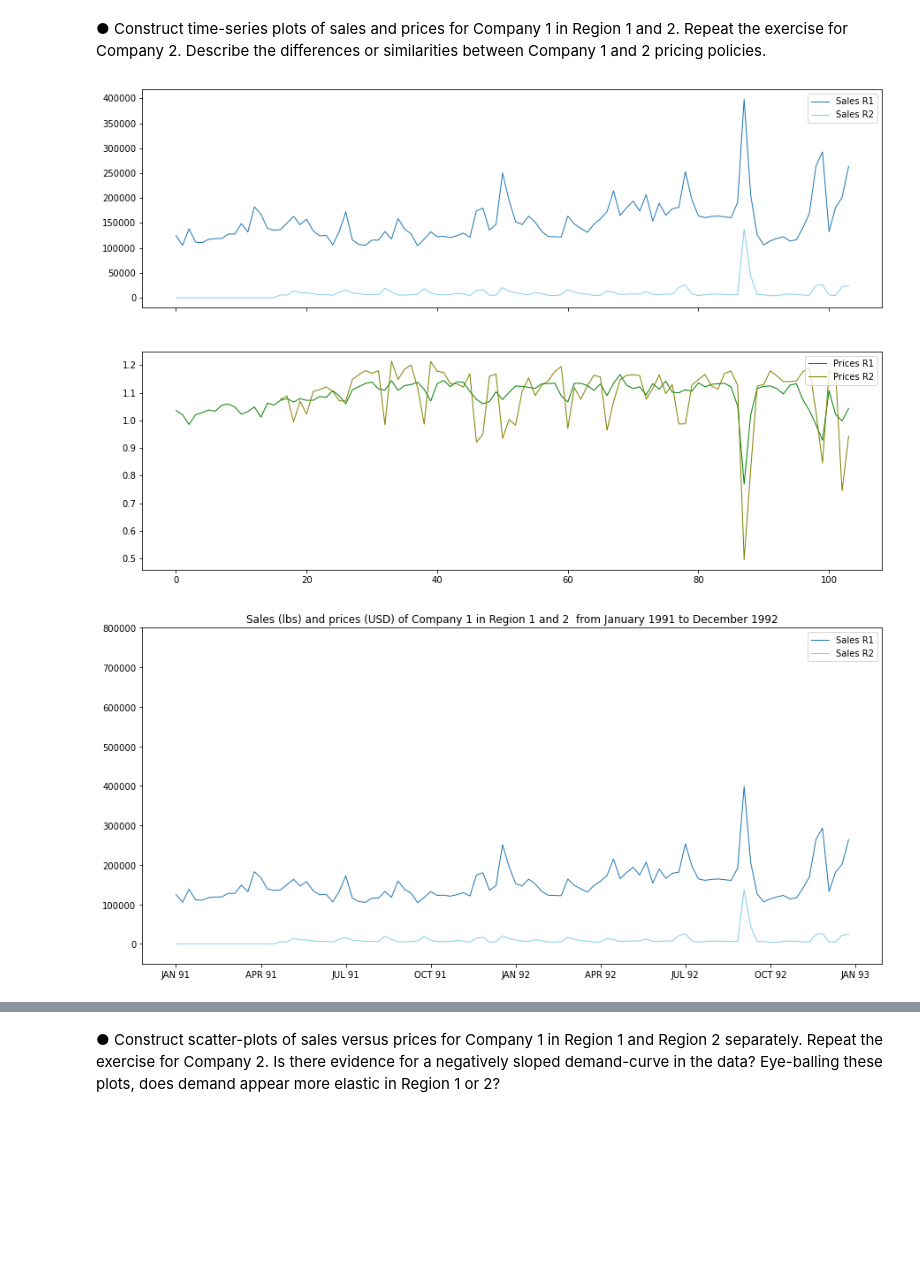
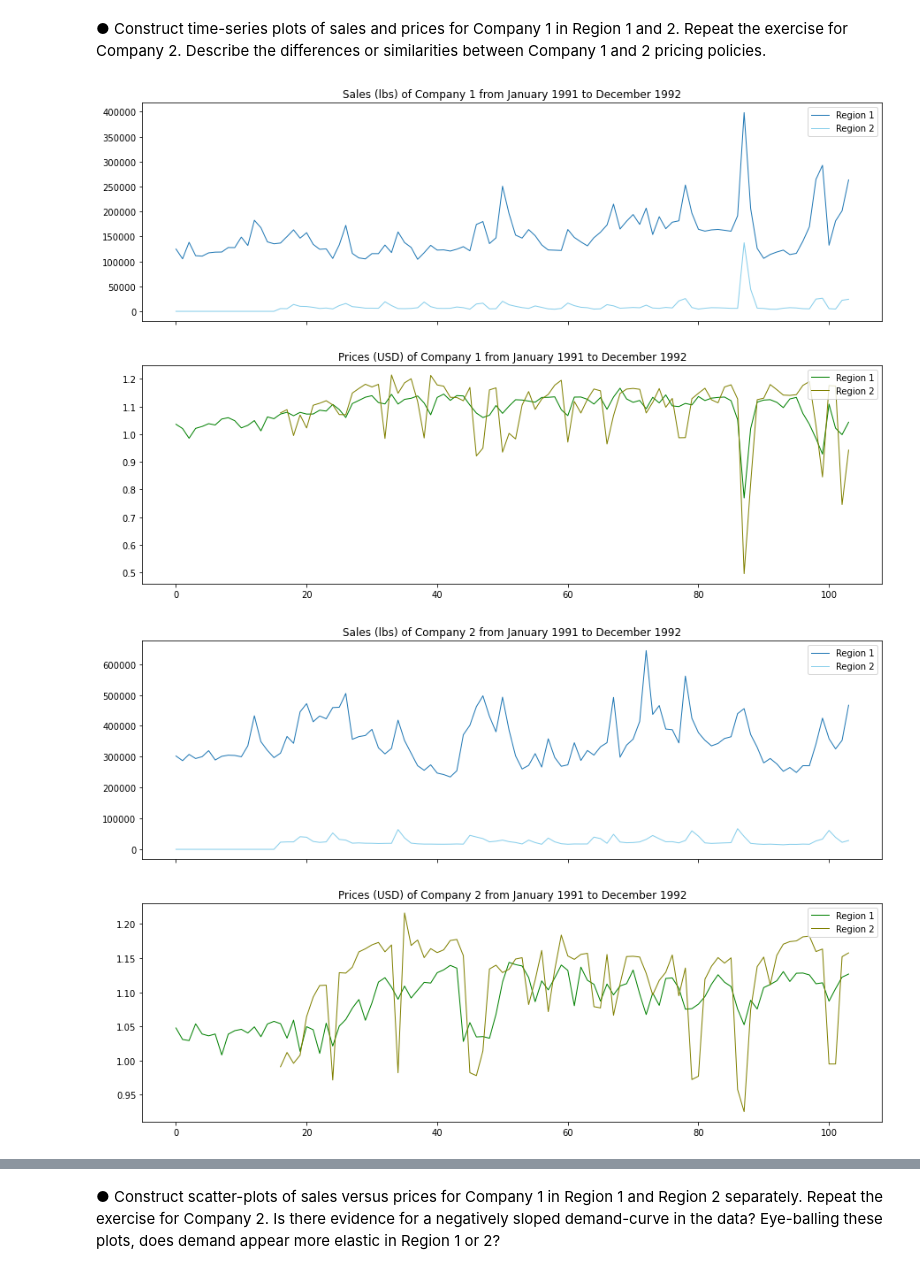
Before and after one commit to hinojosaad/Damavis-Challenge, a Jupyter notebook: Damavis Data Science Challenge Ex 2.ipynb, the cells around one changed output, grey strips where cells are left out. Drawn from its saved outputs; the diff is of its cells as text; code cells hidden in the pictures; blank space fills up the shorter version.

```diff
--- a/Damavis Data Science Challenge Ex 2.ipynb
+++ b/Damavis Data Science Challenge Ex 2.ipynb
@@ -29,43 +29,60 @@ fig, [ax1, ax2] = plt.subplots(2, 1, sharex=True,figsize=(15,10))
 
 
 #ax1.figure(figsize=(15,7))
-ax1.plot(r1_c1["Sales_U"],label="Sales R1",linewidth=1)
+ax1.plot(r1_c1["Sales_U"],label="Region 1",linewidth=1)
 #plt.plot(reg1_comp1["Price_USD"],label="Prices R1" , color ='green',linewidth=1)
-ax1.plot(r2_c1["Sales_U"],label="Sales R2", linewidth=1,color = 'skyblue')
+ax1.plot(r2_c1["Sales_U"],label="Region 2", linewidth=1,color = 'skyblue')
 #plt.plot(reg2_comp1["Sales_USD"],label="Prices R2",linewidth=1 , color ='olive')
 #ax1.xticks(ticks=[0,13,26,39,52,65,78,91,104],labels =["JAN 91","APR 91", "JUL 91","OCT 91","JAN 92","APR 92", "JUL 92","OCT 92","JAN 93"])
 #ax1.title("Sales (lbs) and prices (USD) of Company 1 in Region 1 and 2  from January 1991 to December 1992")
 
+ax1.set_title("Sales (lbs) of Company 1 from January 1991 to December 1992")
 ax1.legend(loc="upper right")
 #ax1.ylim([-50000, 800000])
 
 #ax2.figure(figsize=(15,7))
 #plt.plot(reg1_comp1["Sales_U"],label="Sales R1",linestyle='--',linewidth=1)
-ax2.plot(r1_c1["Price_USD"],label="Prices R1" , color ='green',linewidth=1)
+ax2.plot(r1_c1["Price_USD"],label="Region 1" , color ='green',linewidth=1)
 #plt.plot(reg2_comp1["Sales_U"],label="Sales R2", linewidth=1, linestyle='--',color = 'skyblue')
-ax2.plot(r2_c1["Price_USD"],label="Prices R2",linewidth=1 , color ='olive')
+ax2.plot(r2_c1["Price_USD"],label="Region 2",linewidth=1 , color ='olive')
 
 #ax2.xticks(ticks=[0,13,26,39,52,65,78,91,104],labels =["JAN 91","APR 91", "JUL 91","OCT 91","JAN 92","APR 92", "JUL 92","OCT 92","JAN 93"])
 #ax2.title("Sales (lbs) and prices (USD) of Company 1 in Region 1 and 2  from January 1991 to December 1992")
 
+ax2.set_title("Prices (USD) of Company 1 from January 1991 to December 1992")
 ax2.legend(loc="upper right")
 
 plt.show()
 # %% [output]
-[figure, old version]
+[figure, new version]
 # %%
-plt.figure(figsize=(15,7))
-plt.plot(r1_c1["Sales_U"],label="Sales R1",linewidth=1)
+fig, [ax1, ax2] = plt.subplots(2, 1, sharex=True,figsize=(15,10))
+
+
+#ax1.figure(figsize=(15,7))
+ax1.plot(r1_c2["Sales_U"],label="Region 1",linewidth=1)
 #plt.plot(reg1_comp1["Price_USD"],label="Prices R1" , color ='green',linewidth=1)
-plt.plot(r2_c1["Sales_U"],label="Sales R2", linewidth=1,color = 'skyblue')
+ax1.plot(r2_c2["Sales_U"],label="Region 2", linewidth=1,color = 'skyblue')
 #plt.plot(reg2_comp1["Sales_USD"],label="Prices R2",linewidth=1 , color ='olive')
+#ax1.xticks(ticks=[0,13,26,39,52,65,78,91,104],labels =["JAN 91","APR 91", "JUL 91","OCT 91","JAN 92","APR 92", "JUL 92","OCT 92","JAN 93"])
+#ax1.title("Sales (lbs) and prices (USD) of Company 1 in Region 1 and 2  from January 1991 to December 1992")
 
-plt.xticks(ticks=[0,13,26,39,52,65,78,91,104],labels =["JAN 91","APR 91", "JUL 91","OCT 91","JAN 92","APR 92", "JUL 92","OCT 92","JAN 93"])
-plt.title("Sales (lbs) and prices (USD) of Company 1 in Region 1 and 2  from January 1991 to December 1992")
+ax1.set_title("Sales (lbs) of Company 2 from January 1991 to December 1992")
+ax1.legend(loc="upper right")
+#ax1.ylim([-50000, 800000])
 
-plt.legend(loc="upper right")
-plt.ylim([-50000, 800000])
+#ax2.figure(figsize=(15,7))
+#plt.plot(reg1_comp1["Sales_U"],label="Sales R1",linestyle='--',linewidth=1)
+ax2.plot(r1_c2["Price_USD"],label="Region 1" , color ='green',linewidth=1)
+#plt.plot(reg2_comp1["Sales_U"],label="Sales R2", linewidth=1, linestyle='--',color = 'skyblue')
+ax2.plot(r2_c2["Price_USD"],label="Region 2",linewidth=1 , color ='olive')
+
+#ax2.xticks(ticks=[0,13,26,39,52,65,78,91,104],labels =["JAN 91","APR 91", "JUL 91","OCT 91","JAN 92","APR 92", "JUL 92","OCT 92","JAN 93"])
+#ax2.title("Sales (lbs) and prices (USD) of Company 1 in Region 1 and 2  from January 1991 to December 1992")
+
+ax2.set_title("Prices (USD) of Company 2 from January 1991 to December 1992")
+ax2.legend(loc="upper right")
 
 plt.show()
 # %% [output]
-[figure, old version]
+[figure, new version]
```
Also changed, not shown: parts of 6 cells of this notebook.
